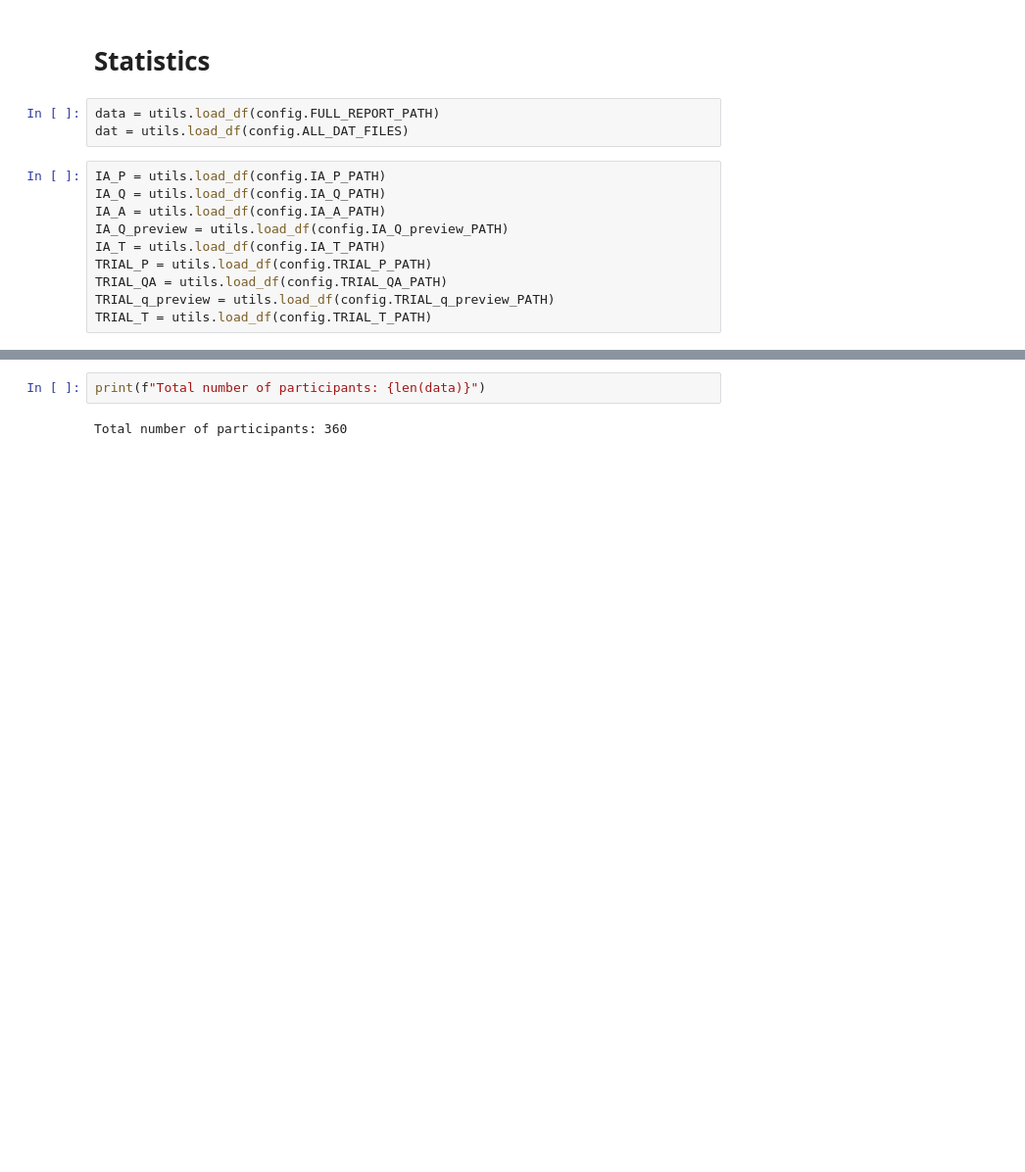
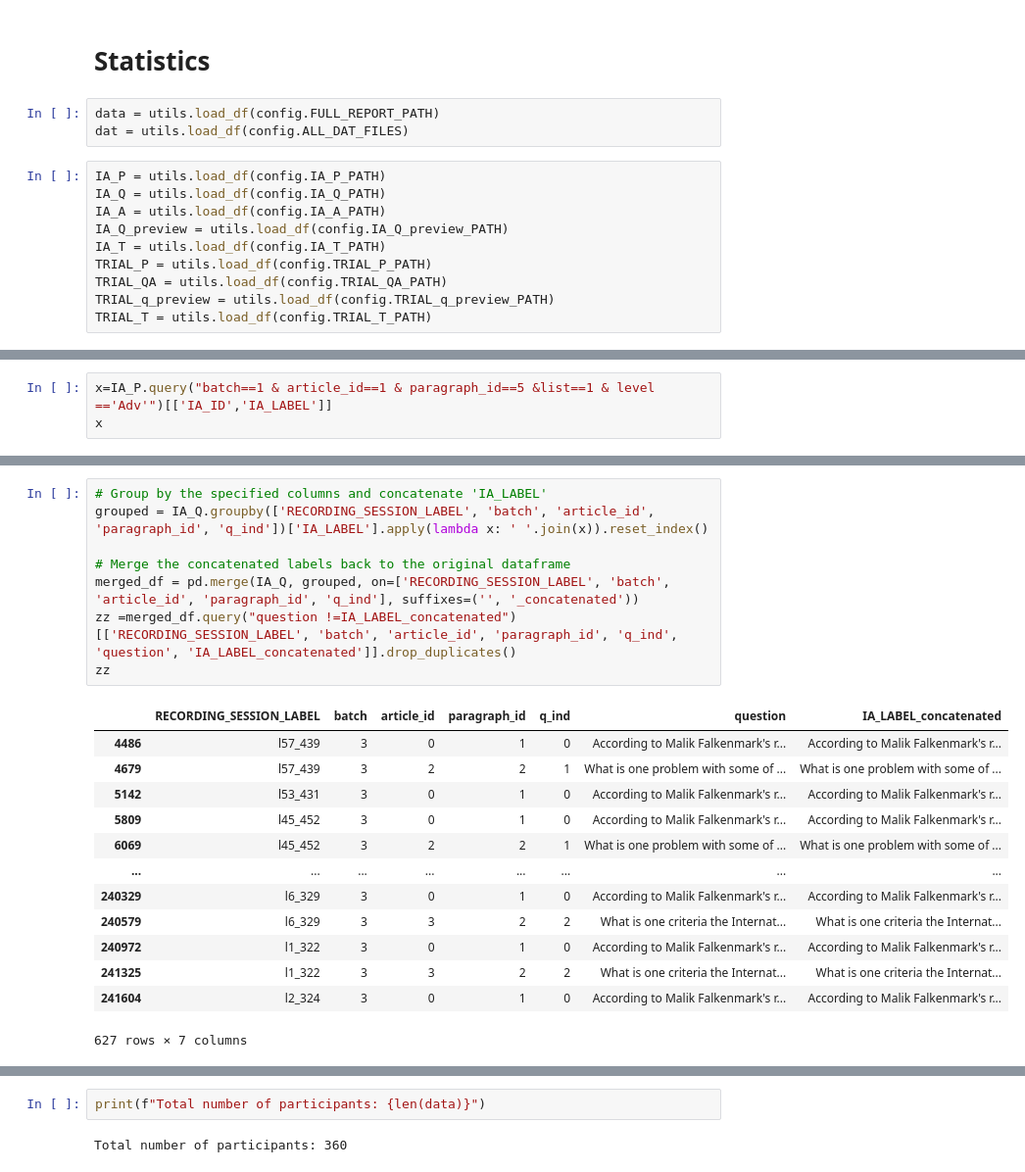
Before and after one commit to lacclab/OneStop-Eye-Movements, a Jupyter notebook: src/analyses.ipynb, the cells around one changed output, grey strips where cells are left out. Shown at 98% size. Drawn from its saved outputs; the diff is of its cells as text; blank space fills up the shorter version.

```diff
--- a/src/analyses.ipynb
+++ b/src/analyses.ipynb
@@ -49,0 +137,3 @@ TRIAL_T = utils.load_df(config.TRIAL_T_PATH)
+# %%
+x=IA_P.query("batch==1 & article_id==1 & paragraph_id==5 &list==1 & level =='Adv'")[['IA_ID','IA_LABEL']]
+x
@@ -49,0 +172,22 @@ TRIAL_T = utils.load_df(config.TRIAL_T_PATH)
+# %%
+# Group by the specified columns and concatenate 'IA_LABEL'
+grouped = IA_Q.groupby(['RECORDING_SESSION_LABEL', 'batch', 'article_id', 'paragraph_id', 'q_ind'])['IA_LABEL'].apply(lambda x: ' '.join(x)).reset_index()
+
+# Merge the concatenated labels back to the original dataframe
+merged_df = pd.merge(IA_Q, grouped, on=['RECORDING_SESSION_LABEL', 'batch', 'article_id', 'paragraph_id', 'q_ind'], suffixes=('', '_concatenated'))
+zz =merged_df.query("question !=IA_LABEL_concatenated")[['RECORDING_SESSION_LABEL', 'batch', 'article_id', 'paragraph_id', 'q_ind', 'question', 'IA_LABEL_concatenated']].drop_duplicates()
+zz
+# %% [output]
+|  | RECORDING_SESSION_LABEL | batch | article_id | paragraph_id | q_ind | question | IA_LABEL_concatenated |
+| 4486 | l57_439 | 3 | 0 | 1 | 0 | According to Malik Falkenmark's r... | According to Malik Falkenmark's r... |
+| 4679 | l57_439 | 3 | 2 | 2 | 1 | What is one problem with some of ... | What is one problem with some of ... |
+| 5142 | l53_431 | 3 | 0 | 1 | 0 | According to Malik Falkenmark's r... | According to Malik Falkenmark's r... |
+| 5809 | l45_452 | 3 | 0 | 1 | 0 | According to Malik Falkenmark's r... | According to Malik Falkenmark's r... |
+| 6069 | l45_452 | 3 | 2 | 2 | 1 | What is one problem with some of ... | What is one problem with some of ... |
+| ... | ... | ... | ... | ... | ... | ... | ... |
+| 240329 | l6_329 | 3 | 0 | 1 | 0 | According to Malik Falkenmark's r... | According to Malik Falkenmark's r... |
+| 240579 | l6_329 | 3 | 3 | 2 | 2 | What is one criteria the Internat... | What is one criteria the Internat... |
+| 240972 | l1_322 | 3 | 0 | 1 | 0 | According to Malik Falkenmark's r... | According to Malik Falkenmark's r... |
+| 241325 | l1_322 | 3 | 3 | 2 | 2 | What is one criteria the Internat... | What is one criteria the Internat... |
+| 241604 | l2_324 | 3 | 0 | 1 | 0 | According to Malik Falkenmark's r... | According to Malik Falkenmark's r... |
+627 rows × 7 columns
```
Also changed, not shown: parts of 22 cells of this notebook.
